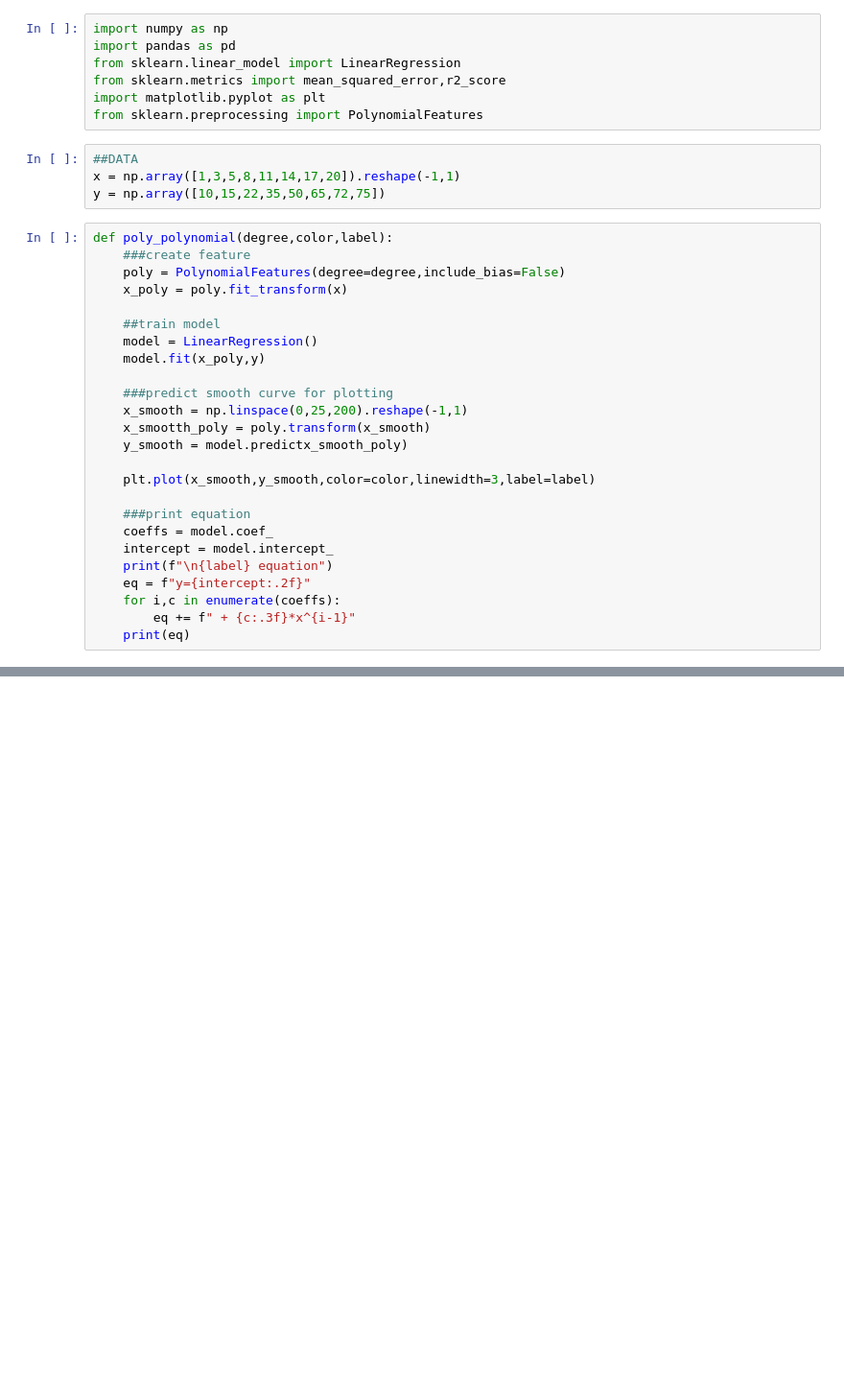
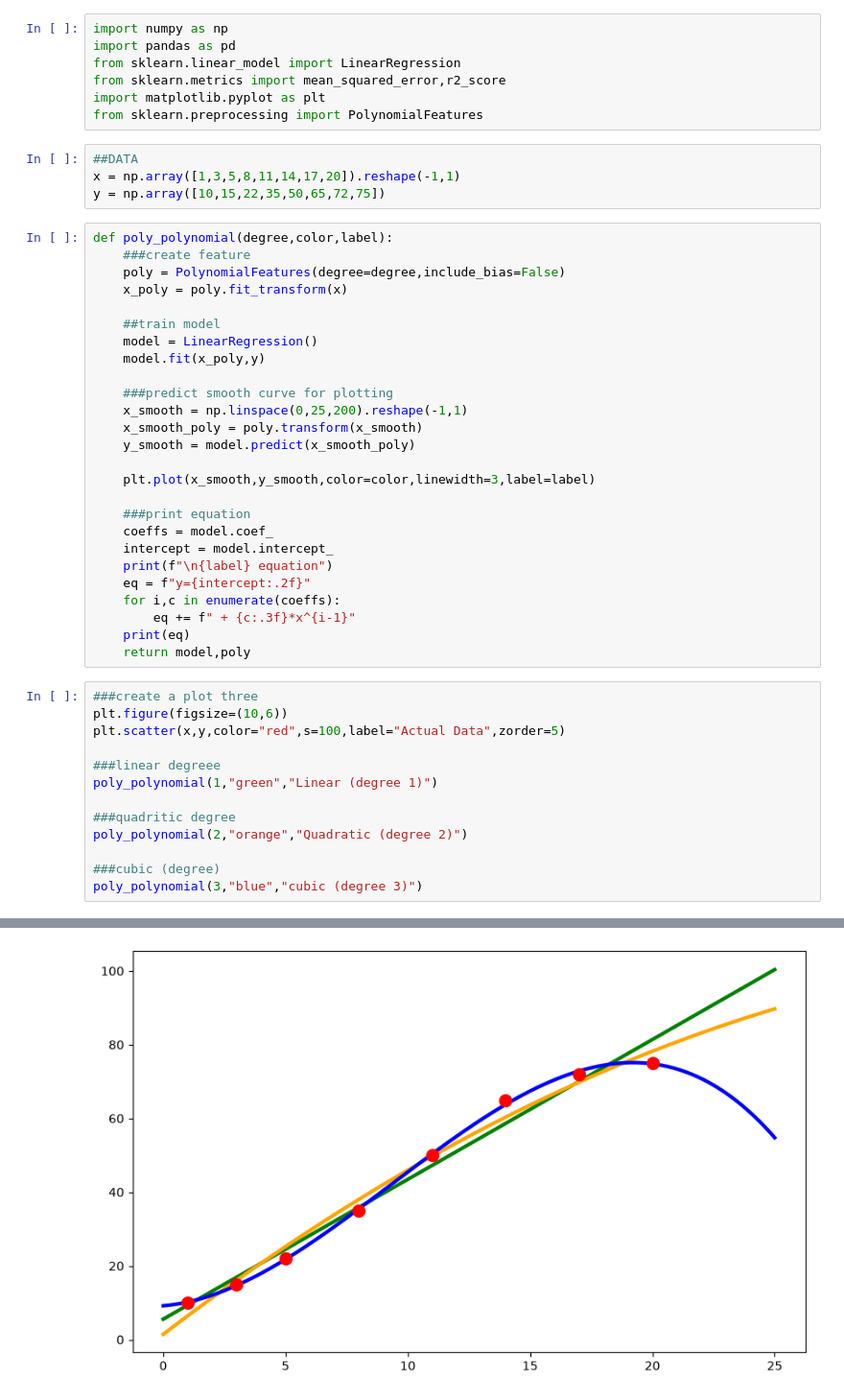
Before and after one commit to vipinyadav23542-ai/machinelearning-26vip, a Jupyter notebook: polynomial_regression.ipynb, the cells around one changed output, grey strips where cells are left out. Shown at 96% size. Drawn from its saved outputs; the diff is of its cells as text; blank space fills up the shorter version.

```diff
--- a/polynomial_regression.ipynb
+++ b/polynomial_regression.ipynb
@@ -21,8 +33,8 @@ def poly_polynomial(degree,color,label):
 
     ###predict smooth curve for plotting
     x_smooth = np.linspace(0,25,200).reshape(-1,1)
-    x_smootth_poly = poly.transform(x_smooth)
-    y_smooth = model.predictx_smooth_poly)
+    x_smooth_poly = poly.transform(x_smooth)
+    y_smooth = model.predict(x_smooth_poly)
 
     plt.plot(x_smooth,y_smooth,color=color,linewidth=3,label=label)
 
@@ -34,3 +46,18 @@ def poly_polynomial(degree,color,label):
     for i,c in enumerate(coeffs):
         eq += f" + {c:.3f}*x^{i-1}"
     print(eq)
+    return model,poly
+# %%
+###create a plot three
+plt.figure(figsize=(10,6))
+plt.scatter(x,y,color="red",s=100,label="Actual Data",zorder=5)
+
+###linear degreee
+poly_polynomial(1,"green","Linear (degree 1)")
+
+###quadritic degree
+poly_polynomial(2,"orange","Quadratic (degree 2)")
+
+###cubic (degree)
+poly_polynomial(3,"blue","cubic (degree 3)")
+# %% [output]
@@ -36,0 +73 @@ def poly_polynomial(degree,color,label):
+[figure, added]
```
Also changed, not shown: parts of 5 cells of this notebook.
